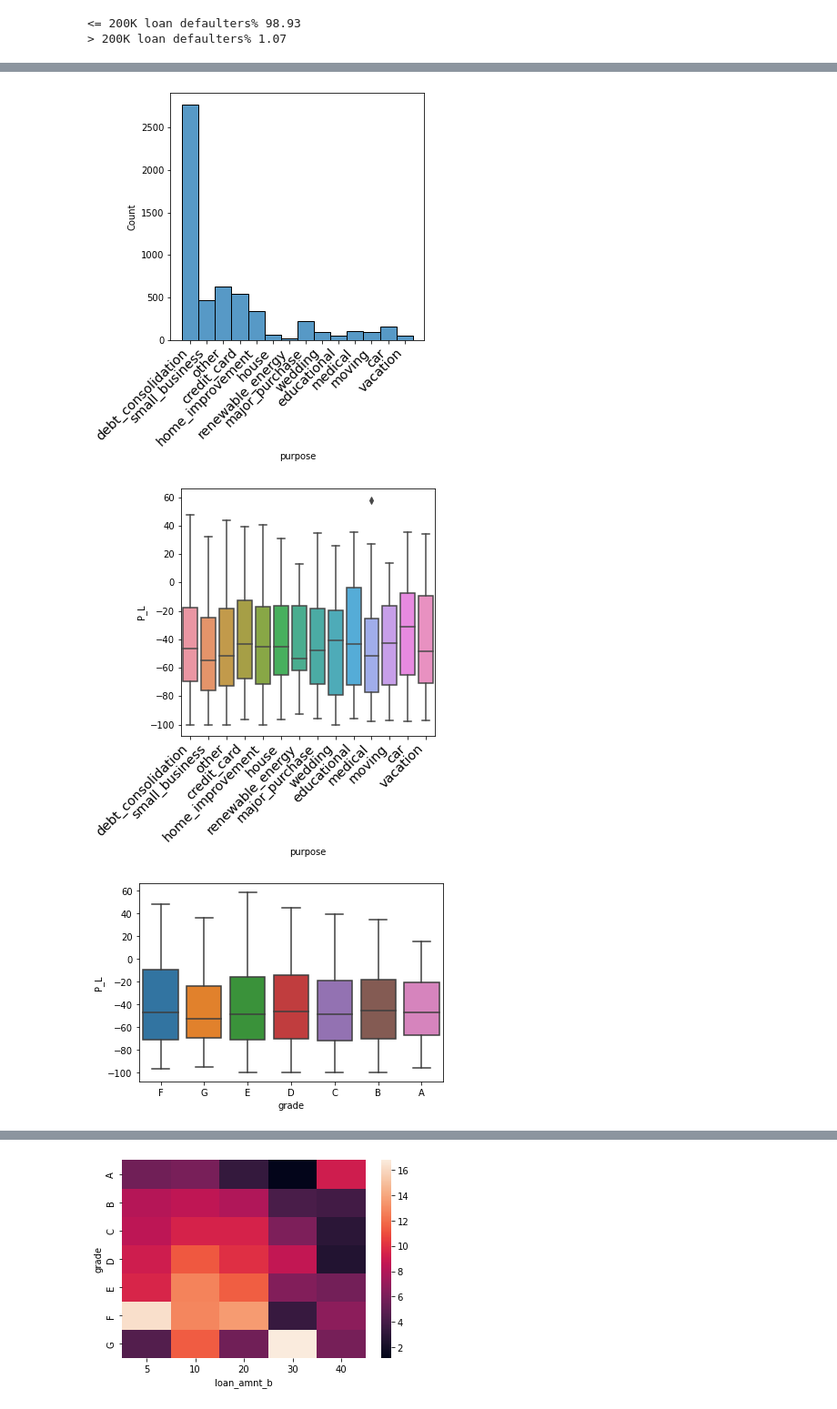
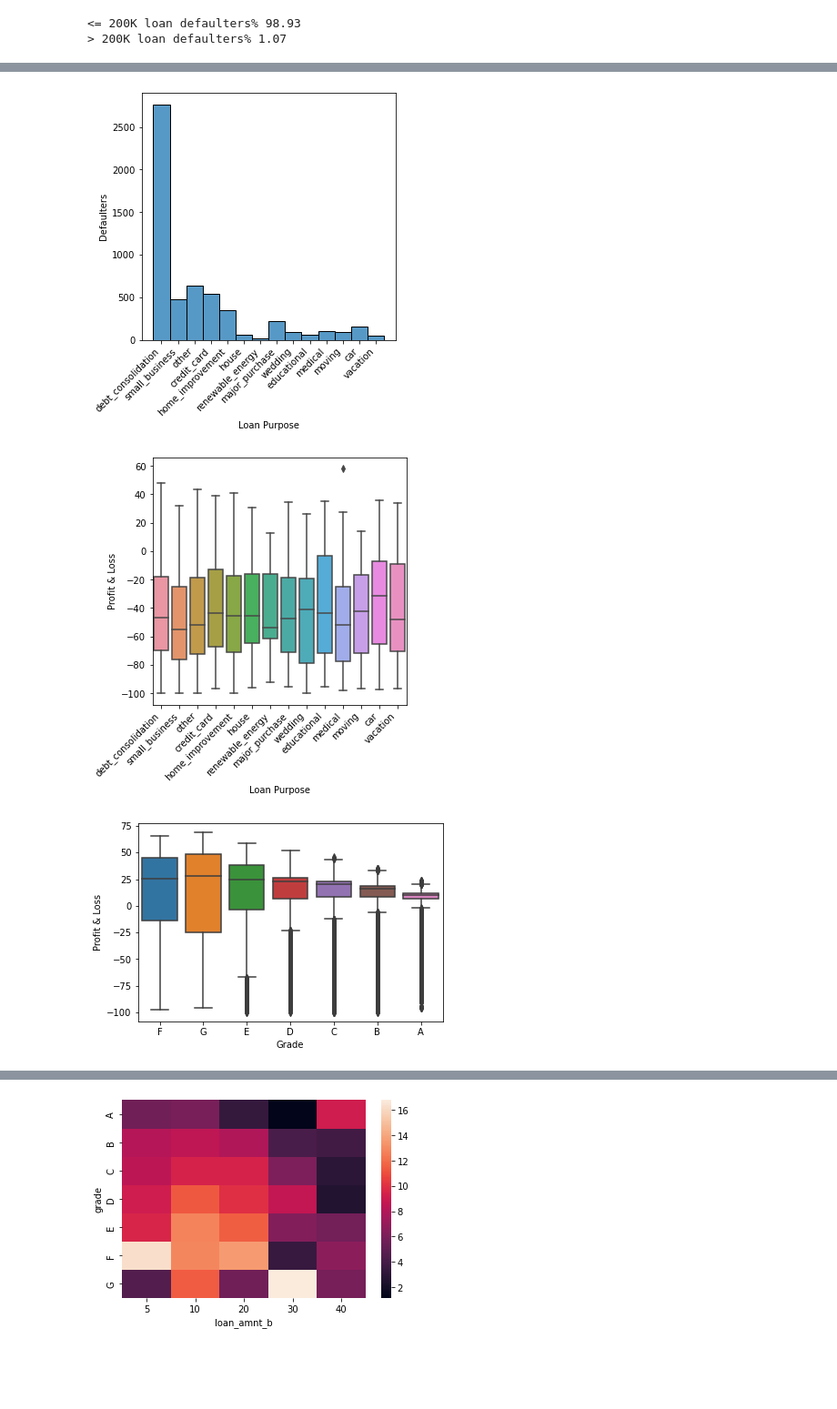
Before and after one commit to RujDha/LendingClub-CaseStudy, a Jupyter notebook: Lending_Club_CaseStudy.ipynb, the cells around one changed output, grey strips where cells are left out. Shown at 91% size. Drawn from its saved outputs; the diff is of its cells as text; code cells hidden in the pictures; blank space fills up the shorter version.

```diff
--- a/Lending_Club_CaseStudy.ipynb
+++ b/Lending_Club_CaseStudy.ipynb
@@ -5,7 +5,9 @@ import matplotlib.pyplot as plt
 import seaborn as sns
 import datetime
 
-loan_df = pd.read_csv('G://Rujuta//Upgrad//Statistic Essentials//EDA Lending Club Case Study//loan.csv')
+# reading CSV file and update dataframe
+
+loan_df = pd.read_csv('G://Rujuta//Upgrad//StatisticEssentials//LendingClub-CaseStudy//loan.csv')
 # %% [markdown]
 ## CLEAN DATA
 # %%
@@ -400,31 +483,39 @@ plt.xticks(
     rotation=45,
     horizontalalignment='right',
     fontweight='light',
-    fontsize='x-large'
+    fontsize= 10
 )
 
 sns.histplot(binwidth=0.9, x="purpose", data=loan_df_CO, stat="count", multiple="stack")
+plt.xlabel("Loan Purpose")
+plt.ylabel("Defaulters")
 plt.show()
 # %% [output]
-[figure, old version]
+[figure, new version]
 # %%
 plt.figure(figsize=(5,5))
 plt.xticks(
     rotation=45,
     horizontalalignment='right',
     fontweight='light',
-    fontsize='x-large'
+    fontsize=10
 )
 
 sns.boxplot(x="purpose", y= "P_L", data=loan_df_CO)
+plt.xlabel("Loan Purpose")
+plt.ylabel("Profit & Loss")
 plt.show()
 # %% [output]
-[figure, old version]
+[figure, new version]
 # %%
 #grade wise defaulter Profit & Loss %
 
-sns.boxplot(x="grade", y= "P_L", data=loan_df_CO)
+sns.boxplot(x="grade", y= "P_L", data=loan_df)
 
+plt.xticks(fontsize= 10)
+plt.yticks(fontsize= 10)
+plt.ylabel("Profit & Loss")
+plt.xlabel("Grade")
 plt.show()
 # %% [output]
-[figure, old version]
+[figure, new version]
```
Also changed, not shown: parts of 19 cells of this notebook.
